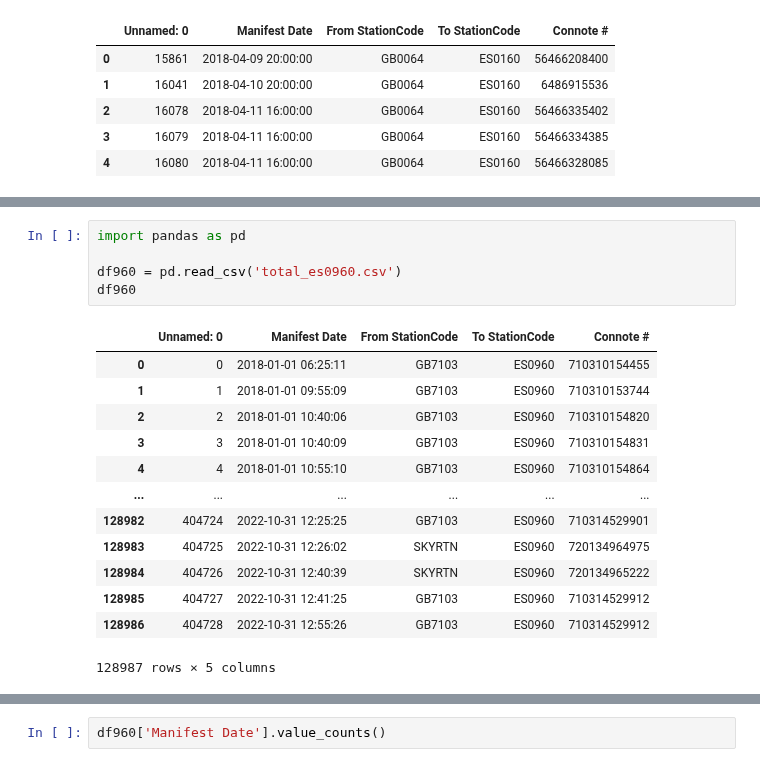
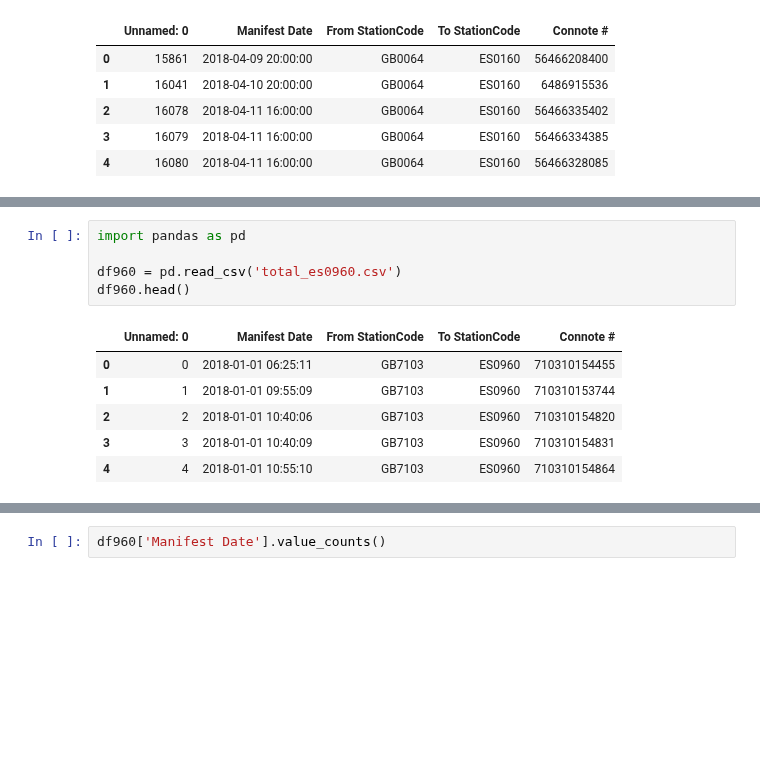
Before and after one commit to Peskysa/valverde, a Jupyter notebook: valverde_nodos.ipynb, the cells around one changed output, grey strips where cells are left out. Cells and saved outputs as stored; diff of their text form; blank space fills up the shorter version.

```diff
--- a/valverde_nodos.ipynb
+++ b/valverde_nodos.ipynb
@@ -28,19 +13,12 @@ memory usage: 10.5+ MB
 # %%
 import pandas as pd
 
 df960 = pd.read_csv('total_es0960.csv')
-df960
+df960.head()
 # %% [output]
 |  | Unnamed: 0 | Manifest Date | From StationCode | To StationCode | Connote # |
 | 0 | 0 | 2018-01-01 06:25:11 | GB7103 | ES0960 | 710310154455 |
 | 1 | 1 | 2018-01-01 09:55:09 | GB7103 | ES0960 | 710310153744 |
 | 2 | 2 | 2018-01-01 10:40:06 | GB7103 | ES0960 | 710310154820 |
 | 3 | 3 | 2018-01-01 10:40:09 | GB7103 | ES0960 | 710310154831 |
 | 4 | 4 | 2018-01-01 10:55:10 | GB7103 | ES0960 | 710310154864 |
-| ... | ... | ... | ... | ... | ... |
-| 128982 | 404724 | 2022-10-31 12:25:25 | GB7103 | ES0960 | 710314529901 |
-| 128983 | 404725 | 2022-10-31 12:26:02 | SKYRTN | ES0960 | 720134964975 |
-| 128984 | 404726 | 2022-10-31 12:40:39 | SKYRTN | ES0960 | 720134965222 |
-| 128985 | 404727 | 2022-10-31 12:41:25 | GB7103 | ES0960 | 710314529912 |
-| 128986 | 404728 | 2022-10-31 12:55:26 | GB7103 | ES0960 | 710314529912 |
-128987 rows × 5 columns
```
Also changed, not shown: parts of 11 cells of this notebook, 24 other files.
